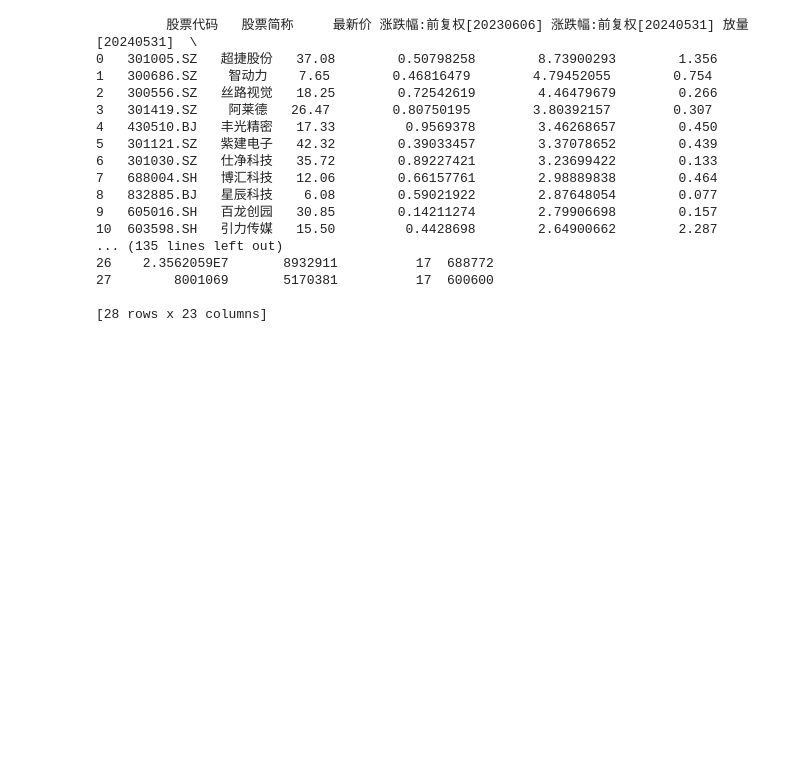
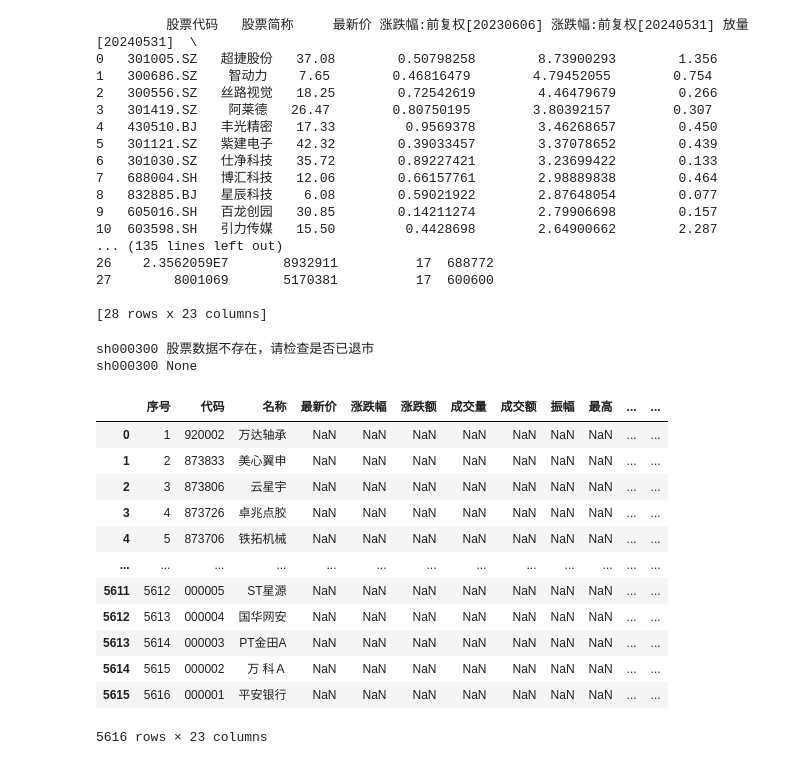
Before and after one commit to ten2net/Sequoia, a Jupyter notebook: 1.ipynb, the cells around one changed output. Drawn from its saved outputs; the diff is of its cells as text; code cells hidden in the pictures; blank space fills up the shorter version.

```diff
--- a/1.ipynb
+++ b/1.ipynb
@@ -112,0 +407,26 @@ print(res)
+# %%
+symbol="sh000300"
+df = ak.stock_zh_a_minute(
+        symbol=symbol, period='5', adjust='hfq')
+
+print(symbol,df)
+# %% [output]
+sh000300 股票数据不存在，请检查是否已退市
+sh000300 None
+# %%
+stock_spots = ak.stock_zh_a_spot_em()
+stock_spots
+# %% [output]
+|  | 序号 | 代码 | 名称 | 最新价 | 涨跌幅 | 涨跌额 | 成交量 | 成交额 | 振幅 | 最高 | ... | ... |
+| 0 | 1 | 920002 | 万达轴承 | NaN | NaN | NaN | NaN | NaN | NaN | NaN | ... | ... |
+| 1 | 2 | 873833 | 美心翼申 | NaN | NaN | NaN | NaN | NaN | NaN | NaN | ... | ... |
+| 2 | 3 | 873806 | 云星宇 | NaN | NaN | NaN | NaN | NaN | NaN | NaN | ... | ... |
+| 3 | 4 | 873726 | 卓兆点胶 | NaN | NaN | NaN | NaN | NaN | NaN | NaN | ... | ... |
+| 4 | 5 | 873706 | 铁拓机械 | NaN | NaN | NaN | NaN | NaN | NaN | NaN | ... | ... |
+| ... | ... | ... | ... | ... | ... | ... | ... | ... | ... | ... | ... | ... |
+| 5611 | 5612 | 000005 | ST星源 | NaN | NaN | NaN | NaN | NaN | NaN | NaN | ... | ... |
+| 5612 | 5613 | 000004 | 国华网安 | NaN | NaN | NaN | NaN | NaN | NaN | NaN | ... | ... |
+| 5613 | 5614 | 000003 | PT金田A | NaN | NaN | NaN | NaN | NaN | NaN | NaN | ... | ... |
+| 5614 | 5615 | 000002 | 万 科Ａ | NaN | NaN | NaN | NaN | NaN | NaN | NaN | ... | ... |
+| 5615 | 5616 | 000001 | 平安银行 | NaN | NaN | NaN | NaN | NaN | NaN | NaN | ... | ... |
+5616 rows × 23 columns
```
Also changed, not shown: parts of 22 cells of this notebook, 4 other files.
